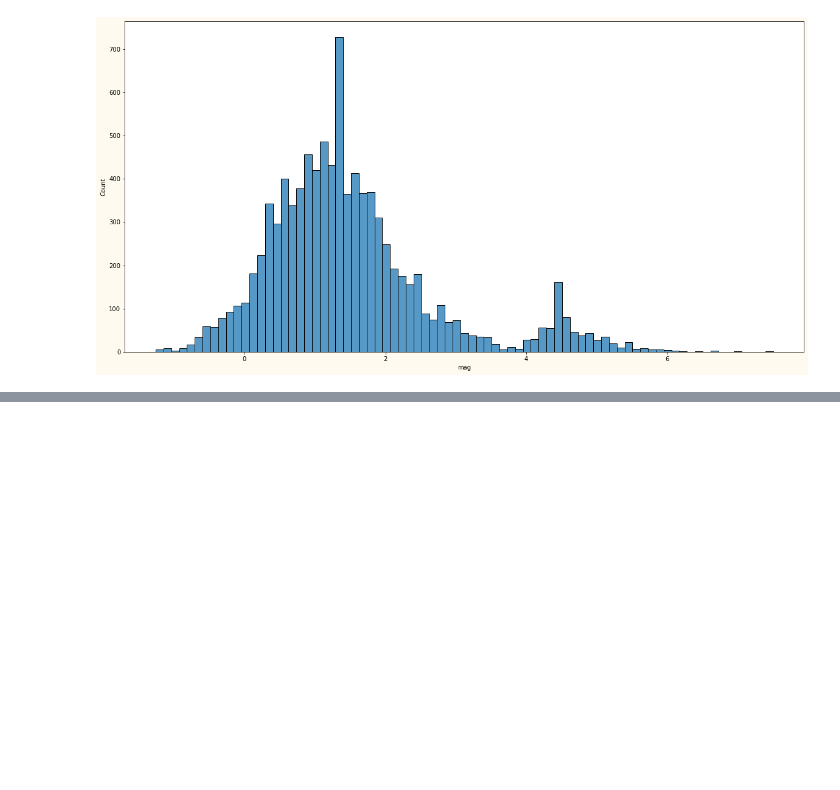
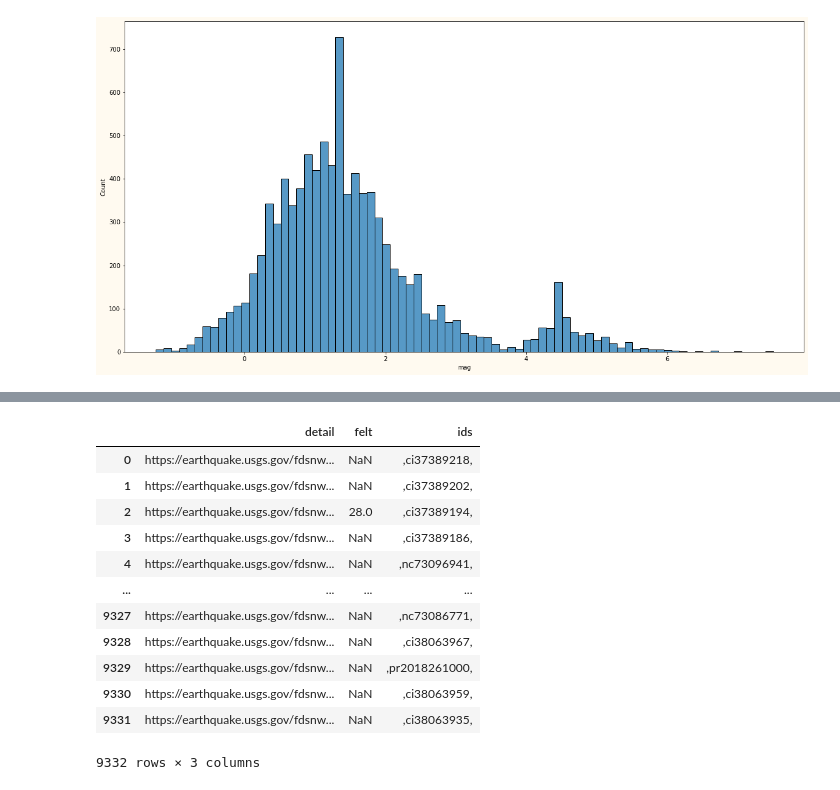
Before and after one commit to nadia-paz/ds-learning, a Jupyter notebook: earthquakes.ipynb, the cells around one changed output, grey strips where cells are left out. Saved outputs shown, nothing was run; the diff lists cells and outputs as text; code cells hidden in the pictures; blank space fills up the shorter version.

```diff
--- a/earthquakes.ipynb
+++ b/earthquakes.ipynb
@@ -104,0 +147,16 @@ sns.histplot(data=eq, x='mag');
+# %%
+eq.take([3, 5, 7], axis=1)
+# %% [output]
+|  | detail | felt | ids |
+| 0 | https://earthquake.usgs.gov/fdsnw... | NaN | ,ci37389218, |
+| 1 | https://earthquake.usgs.gov/fdsnw... | NaN | ,ci37389202, |
+| 2 | https://earthquake.usgs.gov/fdsnw... | 28.0 | ,ci37389194, |
+| 3 | https://earthquake.usgs.gov/fdsnw... | NaN | ,ci37389186, |
+| 4 | https://earthquake.usgs.gov/fdsnw... | NaN | ,nc73096941, |
+| ... | ... | ... | ... |
+| 9327 | https://earthquake.usgs.gov/fdsnw... | NaN | ,nc73086771, |
+| 9328 | https://earthquake.usgs.gov/fdsnw... | NaN | ,ci38063967, |
+| 9329 | https://earthquake.usgs.gov/fdsnw... | NaN | ,pr2018261000, |
+| 9330 | https://earthquake.usgs.gov/fdsnw... | NaN | ,ci38063959, |
+| 9331 | https://earthquake.usgs.gov/fdsnw... | NaN | ,ci38063935, |
+9332 rows × 3 columns
```
Also changed, not shown: parts of 9 cells of this notebook.
